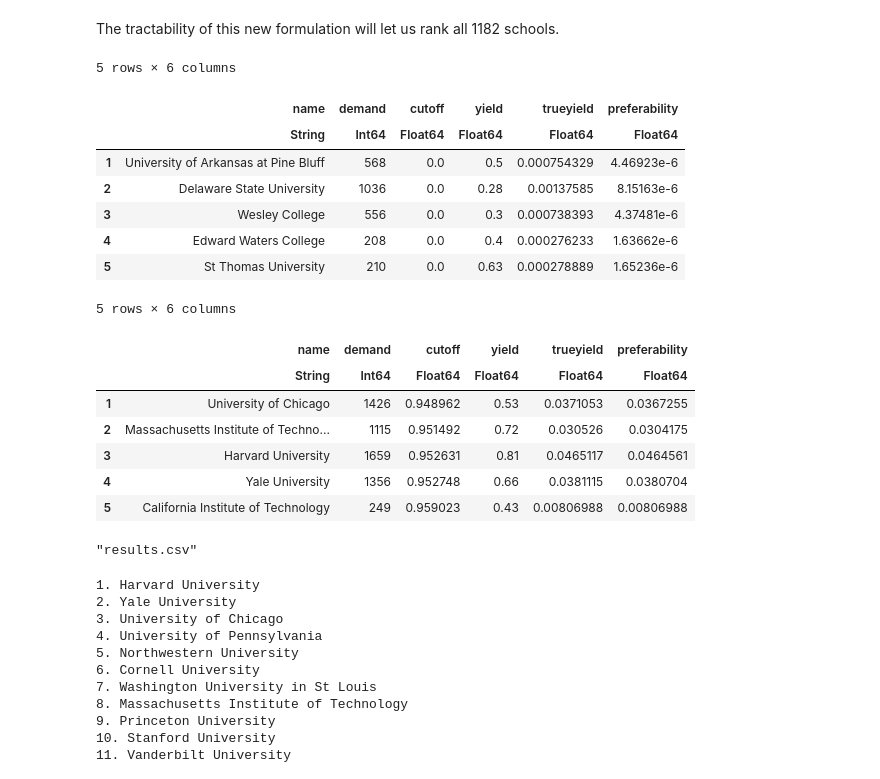
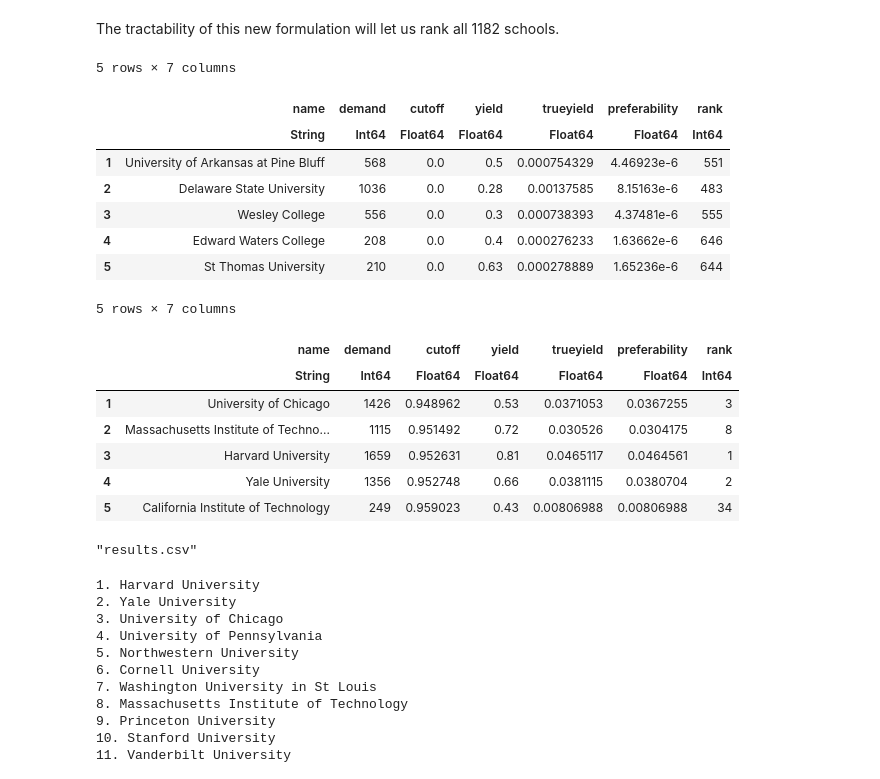
Before and after one commit to maxkapur/StudentPrefsRevOpt, a Jupyter notebook: 2_ReverseOptimization.ipynb, the cells around one changed output. Saved outputs shown, nothing was run; the diff lists cells and outputs as text; code cells hidden in the pictures.

```diff
--- a/2_ReverseOptimization.ipynb
+++ b/2_ReverseOptimization.ipynb
@@ -305,45 +298,46 @@ The tractability of this new formulation will let us rank all 1182 schools.
 # %%
 stats = DataFrame(CSV.File("admitstats.csv"))
 demand = stats[!, :demand]
 cutoff = stats[!, :cutoff]
 total_students = sum(stats[!, :demand])
 
 # Sort by cutoff to make admissions sets nested
 sort!(stats, :cutoff)
 total_students = sum(stats[!, :demand])
 
 # See discussion below
 stats[!, :trueyield] = stats[!, :demand] ./ ((1 .- stats[!, :cutoff]) .* total_students)
 
 demand = stats[!, :demand]
 cutoff = stats[!, :cutoff]
 
 stats[!, :preferability] = explicit_soln_γ()
+stats[!, :rank] = invperm(sortperm(stats[!, :preferability], rev=true))
 
 # Exactly the same
 # stats[!, :preferability2] = 2 .^ explicit_soln_σ()
 
 display(first(stats, 5))
 display(last(stats, 5))
 
 CSV.write("results.csv", stats)
 # %% [output]
-5 rows × 6 columns
+5 rows × 7 columns
-|  | name | demand | cutoff | yield | trueyield | preferability |
-|  | String | Int64 | Float64 | Float64 | Float64 | Float64 |
-| 1 | University of Arkansas at Pine Bluff | 568 | 0.0 | 0.5 | 0.000754329 | 4.46923e-6 |
-| 2 | Delaware State University | 1036 | 0.0 | 0.28 | 0.00137585 | 8.15163e-6 |
-| 3 | Wesley College | 556 | 0.0 | 0.3 | 0.000738393 | 4.37481e-6 |
-| 4 | Edward Waters College | 208 | 0.0 | 0.4 | 0.000276233 | 1.63662e-6 |
-| 5 | St Thomas University | 210 | 0.0 | 0.63 | 0.000278889 | 1.65236e-6 |
+|  | name | demand | cutoff | yield | trueyield | preferability | rank |
+|  | String | Int64 | Float64 | Float64 | Float64 | Float64 | Int64 |
+| 1 | University of Arkansas at Pine Bluff | 568 | 0.0 | 0.5 | 0.000754329 | 4.46923e-6 | 551 |
+| 2 | Delaware State University | 1036 | 0.0 | 0.28 | 0.00137585 | 8.15163e-6 | 483 |
+| 3 | Wesley College | 556 | 0.0 | 0.3 | 0.000738393 | 4.37481e-6 | 555 |
+| 4 | Edward Waters College | 208 | 0.0 | 0.4 | 0.000276233 | 1.63662e-6 | 646 |
+| 5 | St Thomas University | 210 | 0.0 | 0.63 | 0.000278889 | 1.65236e-6 | 644 |
-5 rows × 6 columns
+5 rows × 7 columns
-|  | name | demand | cutoff | yield | trueyield | preferability |
-|  | String | Int64 | Float64 | Float64 | Float64 | Float64 |
-| 1 | University of Chicago | 1426 | 0.948962 | 0.53 | 0.0371053 | 0.0367255 |
-| 2 | Massachusetts Institute of Techno... | 1115 | 0.951492 | 0.72 | 0.030526 | 0.0304175 |
-| 3 | Harvard University | 1659 | 0.952631 | 0.81 | 0.0465117 | 0.0464561 |
-| 4 | Yale University | 1356 | 0.952748 | 0.66 | 0.0381115 | 0.0380704 |
-| 5 | California Institute of Technology | 249 | 0.959023 | 0.43 | 0.00806988 | 0.00806988 |
+|  | name | demand | cutoff | yield | trueyield | preferability | rank |
+|  | String | Int64 | Float64 | Float64 | Float64 | Float64 | Int64 |
+| 1 | University of Chicago | 1426 | 0.948962 | 0.53 | 0.0371053 | 0.0367255 | 3 |
+| 2 | Massachusetts Institute of Techno... | 1115 | 0.951492 | 0.72 | 0.030526 | 0.0304175 | 8 |
+| 3 | Harvard University | 1659 | 0.952631 | 0.81 | 0.0465117 | 0.0464561 | 1 |
+| 4 | Yale University | 1356 | 0.952748 | 0.66 | 0.0381115 | 0.0380704 | 2 |
+| 5 | California Institute of Technology | 249 | 0.959023 | 0.43 | 0.00806988 | 0.00806988 | 34 |
 "results.csv"
 # %%
 pl = plot(size=(600, 600), xlim=(0, 1), ylim=(0, 0.05),#1.1*maximum(stats[!, :preferability])),
```
Also changed, not shown: parts of 4 cells of this notebook, 2 other files.
